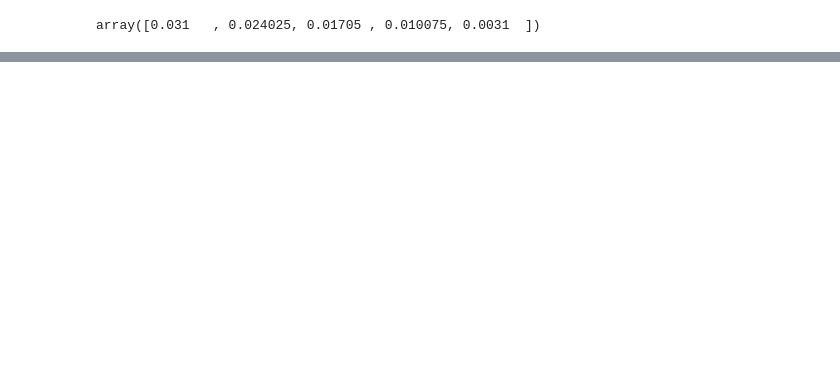
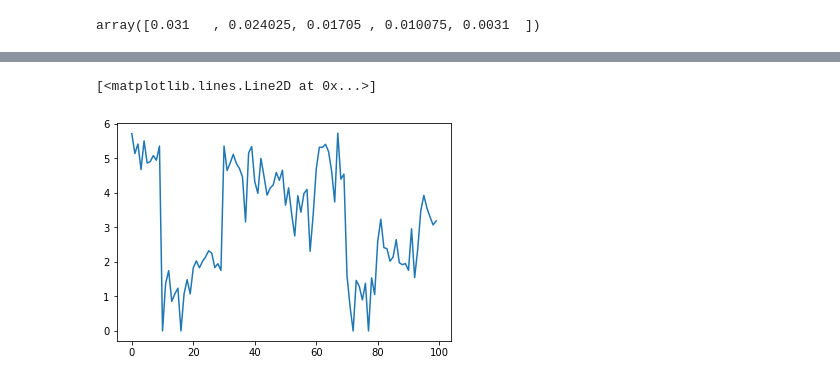
Before and after one commit to lbaiao/sys-simulator-2, a Jupyter notebook: notebooks/nb1.ipynb, the cells around one changed output, grey strips where cells are left out. Cells and saved outputs as stored; diff of their text form; code cells hidden in the pictures; blank space fills up the shorter version.

```diff
--- a/notebooks/nb1.ipynb
+++ b/notebooks/nb1.ipynb
@@ -69,0 +89,5 @@ plt.hist(actions)
+# %%
+plt.plot(d2d_speffs)
+# %% [output]
+[<matplotlib.lines.Line2D at 0x...>]
+[figure, added]
```
Also changed, not shown: parts of 12 cells of this notebook, 7 other files.
